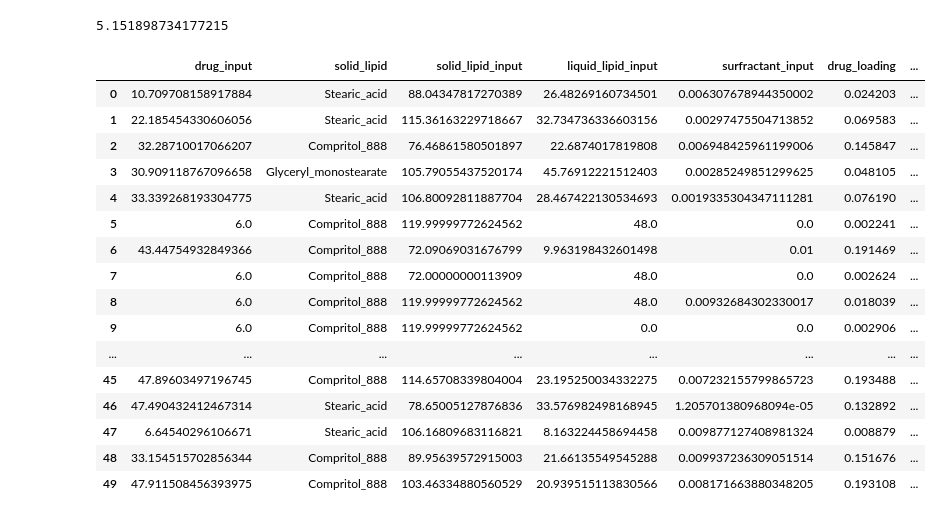
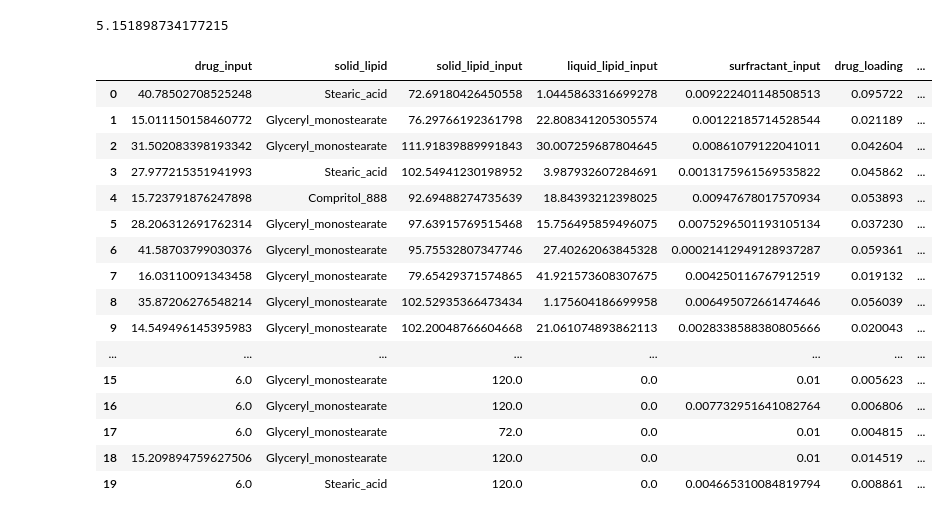
Before and after one commit to rileyhickman/atlas, a Jupyter notebook: examples/lnp/three_obj/plotting/plot_results.ipynb, the cells around one changed output. Cells and saved outputs as stored; diff of their text form; code cells hidden in the pictures.

```diff
--- a/examples/lnp/three_obj/plotting/plot_results.ipynb
+++ b/examples/lnp/three_obj/plotting/plot_results.ipynb
@@ -21,15 +21,24 @@ def num_eval_to_x(res, pd, dl, ee):
     return num_evals, np.mean(num_evals), np.median(num_evals), np.std(num_evals)
 # %%
 # load resulsts
-raw_res_rand = pickle.load(open('../results/results_random.pkl', 'rb'))
-# raw_res_bo   = pickle.load(open('../results/results_botorch.pkl', 'rb'))
-raw_res_grid = pickle.load(open('../results/results_grid.pkl', 'rb'))
-raw_res_bo_5 = pickle.load(open('../results/results_botorch_5_init.pkl', 'rb'))
+raw_res_rand = pickle.load(open('../random/results.pkl', 'rb'))
+raw_res_grid = pickle.load(open('../grid/results.pkl', 'rb'))
+raw_res_grid_5 = pickle.load(open('../grid_5/results.pkl', 'rb'))
+raw_res_grid_10 = pickle.load(open('../grid_10/results.pkl', 'rb'))
+raw_res_bo_1 = pickle.load(open('../botorch_1/results.pkl', 'rb'))
+raw_res_bo_5 = pickle.load(open('../botorch_5/results.pkl', 'rb'))
+raw_res_bo_10 = pickle.load(open('../botorch_10/results.pkl', 'rb'))
+raw_res_bo_32 = pickle.load(open('../botorch_32/results.pkl', 'rb'))
+
 
 print(len(raw_res_rand))
-# print(len(raw_res_bo))
 print(len(raw_res_grid))
+print(len(raw_res_grid_5))
+print(len(raw_res_grid_10))
+print(len(raw_res_bo_1))
 print(len(raw_res_bo_5))
+print(len(raw_res_bo_10))
+print(len(raw_res_bo_32))
 
 dataset = Dataset('lnp3')
 
@@ -65,9 +74,13 @@ def unpack_results(res):
 
 
 res_rand = unpack_results(raw_res_rand)
-# res_bo = unpack_results(raw_res_bo)
 res_grid = unpack_results(raw_res_grid)
+res_grid_5 = unpack_results(raw_res_grid_5)
+res_grid_10 = unpack_results(raw_res_grid_10)
+res_bo_1 = unpack_results(raw_res_bo_1)
 res_bo_5 = unpack_results(raw_res_bo_5)
+res_bo_10 = unpack_results(raw_res_bo_10)
+res_bo_32 = unpack_results(raw_res_bo_32)
 # %% [output]
 50
 50
@@ -174,22 +222,22 @@ print(med_bo_5, med_grid, med_rand)
 # %% [output]
 5.151898734177215
 # %%
-raw_res_bo_5[0]
+raw_res_bo_5[0][:20]
 # %% [output]
 |  | drug_input | solid_lipid | solid_lipid_input | liquid_lipid_input | surfractant_input | drug_loading | ... |
-| 0 | 10.709708158917884 | Stearic_acid | 88.04347817270389 | 26.48269160734501 | 0.006307678944350002 | 0.024203 | ... |
-| 1 | 22.185454330606056 | Stearic_acid | 115.36163229718667 | 32.734736336603156 | 0.00297475504713852 | 0.069583 | ... |
-| 2 | 32.28710017066207 | Compritol_888 | 76.46861580501897 | 22.6874017819808 | 0.006948425961199006 | 0.145847 | ... |
-| 3 | 30.909118767096658 | Glyceryl_monostearate | 105.79055437520174 | 45.76912221512403 | 0.00285249851299625 | 0.048105 | ... |
-| 4 | 33.339268193304775 | Stearic_acid | 106.80092811887704 | 28.467422130534693 | 0.0019335304347111281 | 0.076190 | ... |
-| 5 | 6.0 | Compritol_888 | 119.99999772624562 | 48.0 | 0.0 | 0.002241 | ... |
-| 6 | 43.44754932849366 | Compritol_888 | 72.09069031676799 | 9.963198432601498 | 0.01 | 0.191469 | ... |
-| 7 | 6.0 | Compritol_888 | 72.00000000113909 | 48.0 | 0.0 | 0.002624 | ... |
-| 8 | 6.0 | Compritol_888 | 119.99999772624562 | 48.0 | 0.00932684302330017 | 0.018039 | ... |
-| 9 | 6.0 | Compritol_888 | 119.99999772624562 | 0.0 | 0.0 | 0.002906 | ... |
+| 0 | 40.78502708525248 | Stearic_acid | 72.69180426450558 | 1.0445863316699278 | 0.009222401148508513 | 0.095722 | ... |
+| 1 | 15.011150158460772 | Glyceryl_monostearate | 76.29766192361798 | 22.808341205305574 | 0.00122185714528544 | 0.021189 | ... |
+| 2 | 31.502083398193342 | Glyceryl_monostearate | 111.91839889991843 | 30.007259687804645 | 0.00861079122041011 | 0.042604 | ... |
+| 3 | 27.977215351941993 | Stearic_acid | 102.54941230198952 | 3.987932607284691 | 0.0013175961569535822 | 0.045862 | ... |
+| 4 | 15.723791876247898 | Compritol_888 | 92.69488274735639 | 18.84393212398025 | 0.00947678017570934 | 0.053893 | ... |
+| 5 | 28.206312691762314 | Glyceryl_monostearate | 97.63915769515468 | 15.756495859496075 | 0.0075296501193105134 | 0.037230 | ... |
+| 6 | 41.58703799030376 | Glyceryl_monostearate | 95.75532807347746 | 27.40262063845328 | 0.00021412949128937287 | 0.059361 | ... |
+| 7 | 16.03110091343458 | Glyceryl_monostearate | 79.65429371574865 | 41.921573608307675 | 0.004250116767912519 | 0.019132 | ... |
+| 8 | 35.87206276548214 | Glyceryl_monostearate | 102.52935366473434 | 1.175604186699958 | 0.006495072661474646 | 0.056039 | ... |
+| 9 | 14.549496145395983 | Glyceryl_monostearate | 102.20048766604668 | 21.061074893862113 | 0.0028338588380805666 | 0.020043 | ... |
 | ... | ... | ... | ... | ... | ... | ... | ... |
-| 45 | 47.89603497196745 | Compritol_888 | 114.65708339804004 | 23.195250034332275 | 0.007232155799865723 | 0.193488 | ... |
-| 46 | 47.490432412467314 | Stearic_acid | 78.65005127876836 | 33.576982498168945 | 1.205701380968094e-05 | 0.132892 | ... |
-| 47 | 6.64540296106671 | Stearic_acid | 106.16809683116821 | 8.163224458694458 | 0.009877127408981324 | 0.008879 | ... |
-| 48 | 33.154515702856344 | Compritol_888 | 89.95639572915003 | 21.66135549545288 | 0.009937236309051514 | 0.151676 | ... |
-| 49 | 47.911508456393975 | Compritol_888 | 103.46334880560529 | 20.939515113830566 | 0.008171663880348205 | 0.193108 | ... |
+| 15 | 6.0 | Glyceryl_monostearate | 120.0 | 0.0 | 0.01 | 0.005623 | ... |
+| 16 | 6.0 | Glyceryl_monostearate | 120.0 | 0.0 | 0.007732951641082764 | 0.006806 | ... |
+| 17 | 6.0 | Glyceryl_monostearate | 72.0 | 0.0 | 0.01 | 0.004815 | ... |
+| 18 | 15.209894759627506 | Glyceryl_monostearate | 120.0 | 0.0 | 0.01 | 0.014519 | ... |
+| 19 | 6.0 | Stearic_acid | 120.0 | 0.0 | 0.004665310084819794 | 0.008861 | ... |
```
Also changed, not shown: parts of 7 cells of this notebook, 19 other files.
